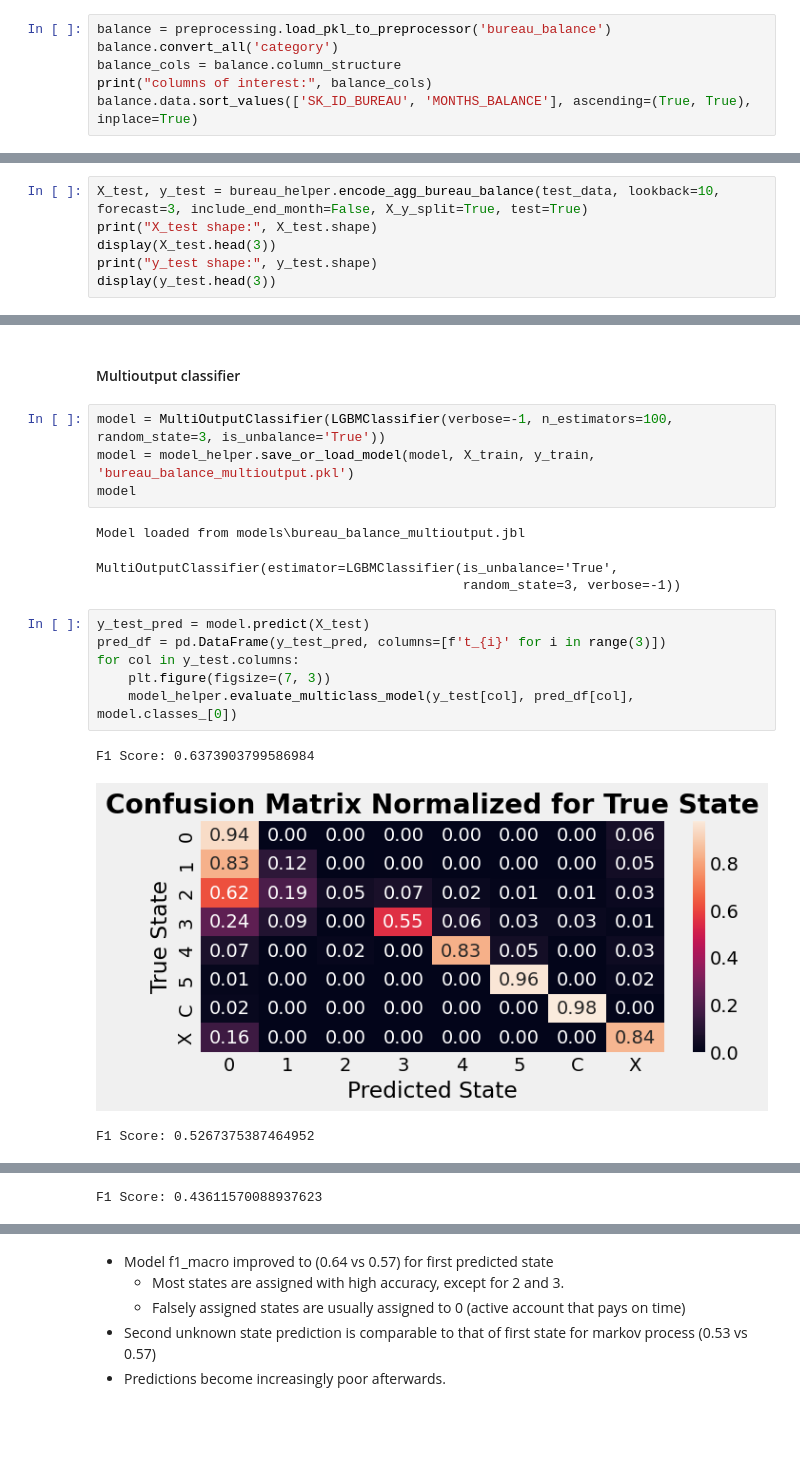
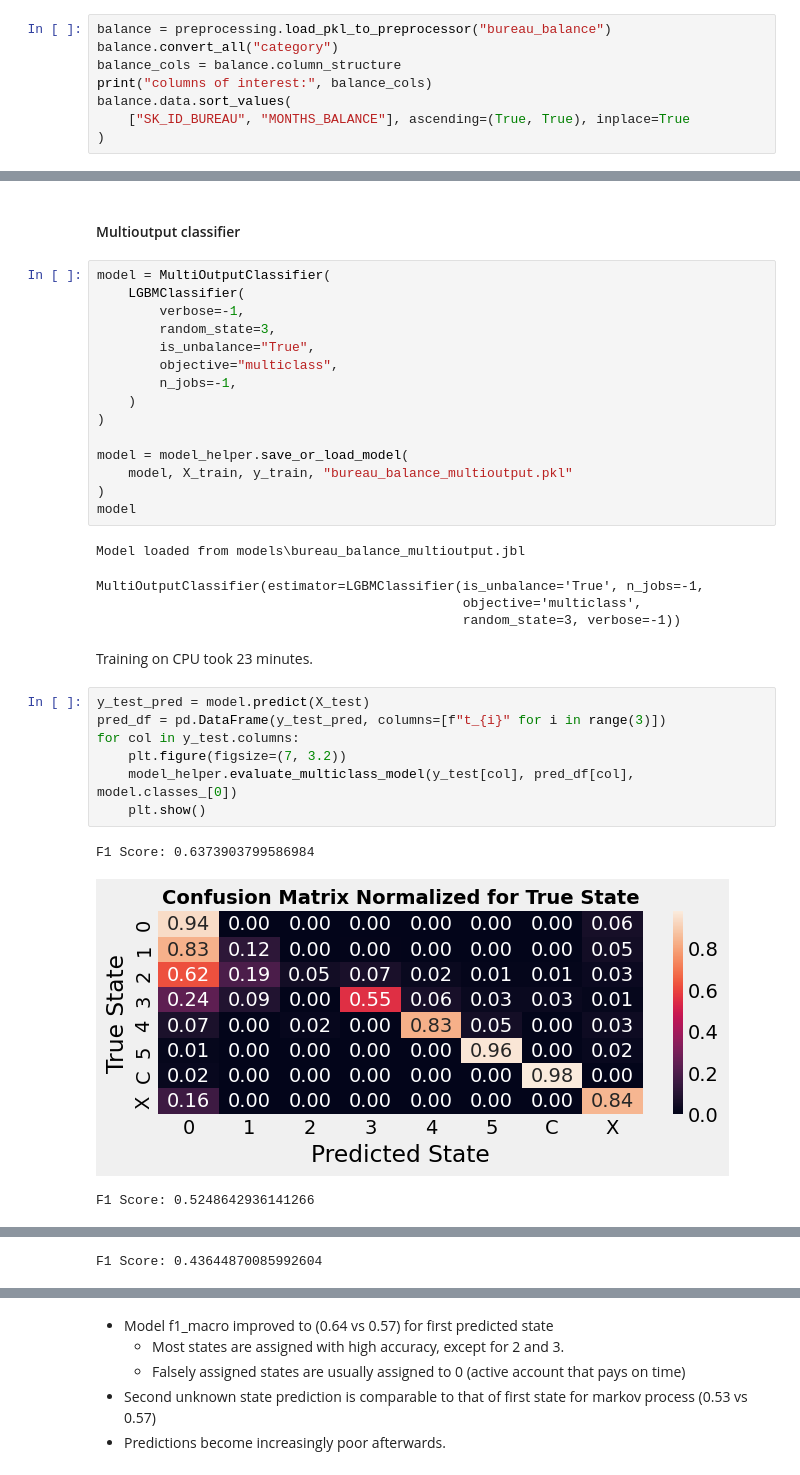
Before and after one commit to Sauciu1/defaulting-risk, a Jupyter notebook: notebooks/nb5_bureau_balance.ipynb, the cells around one changed output, grey strips where cells are left out. Drawn from its saved outputs; the diff is of its cells as text; blank space fills up the shorter version.

```diff
--- a/notebooks/nb5_bureau_balance.ipynb
+++ b/notebooks/nb5_bureau_balance.ipynb
@@ -19,11 +19,13 @@ plotting_helper.set_plot_style()
 # %% [markdown]
 # Bureau balance
 # %%
-balance = preprocessing.load_pkl_to_preprocessor('bureau_balance')
-balance.convert_all('category')
+balance = preprocessing.load_pkl_to_preprocessor("bureau_balance")
+balance.convert_all("category")
 balance_cols = balance.column_structure
 print("columns of interest:", balance_cols)
-balance.data.sort_values(['SK_ID_BUREAU', 'MONTHS_BALANCE'], ascending=(True, True), inplace=True)
+balance.data.sort_values(
+    ["SK_ID_BUREAU", "MONTHS_BALANCE"], ascending=(True, True), inplace=True
+)
 # %% [output]
 Loading tables: ['bureau_balance.csv']
 loaded bureau_balance with shape (27299925, 3)
@@ -344,6 +366,0 @@ y shape: (23871307, 3)
-# %%
-X_test, y_test = bureau_helper.encode_agg_bureau_balance(test_data, lookback=10, forecast=3, include_end_month=False, X_y_split=True, test=True)
-print("X_test shape:", X_test.shape)
-display(X_test.head(3))
-print("y_test shape:", y_test.shape)
-display(y_test.head(3))
@@ -381,20 +367,35 @@ memory usage: 409.8 MB
 # %% [markdown]
 #### Multioutput classifier
 # %%
-model = MultiOutputClassifier(LGBMClassifier(verbose=-1, n_estimators=100, random_state=3, is_unbalance='True'))
-model = model_helper.save_or_load_model(model, X_train, y_train, 'bureau_balance_multioutput.pkl')
+model = MultiOutputClassifier(
+    LGBMClassifier(
+        verbose=-1,
+        random_state=3,
+        is_unbalance="True",
+        objective="multiclass",
+        n_jobs=-1,
+    )
+)
+
+model = model_helper.save_or_load_model(
+    model, X_train, y_train, "bureau_balance_multioutput.pkl"
+)
 model
 # %% [output]
 Model loaded from models\bureau_balance_multioutput.jbl
-MultiOutputClassifier(estimator=LGBMClassifier(is_unbalance='True',
+MultiOutputClassifier(estimator=LGBMClassifier(is_unbalance='True', n_jobs=-1,
+                                               objective='multiclass',
                                                random_state=3, verbose=-1))
+# %% [markdown]
+Training on CPU took 23 minutes.
 # %%
 y_test_pred = model.predict(X_test)
-pred_df = pd.DataFrame(y_test_pred, columns=[f't_{i}' for i in range(3)])
+pred_df = pd.DataFrame(y_test_pred, columns=[f"t_{i}" for i in range(3)])
 for col in y_test.columns:
-    plt.figure(figsize=(7, 3))
+    plt.figure(figsize=(7, 3.2))
     model_helper.evaluate_multiclass_model(y_test[col], pred_df[col], model.classes_[0])
+    plt.show()
 # %% [output]
 F1 Score: 0.6373903799586984
-[figure, old version]
+[figure, new version]
-F1 Score: 0.5267375387464952
+F1 Score: 0.5248642936141266
@@ -402 +403 @@ F1 Score: 0.5267375387464952
-F1 Score: 0.43611570088937623
+F1 Score: 0.43644870085992604
```
Also changed, not shown: parts of 24 cells of this notebook, 14 other files.
